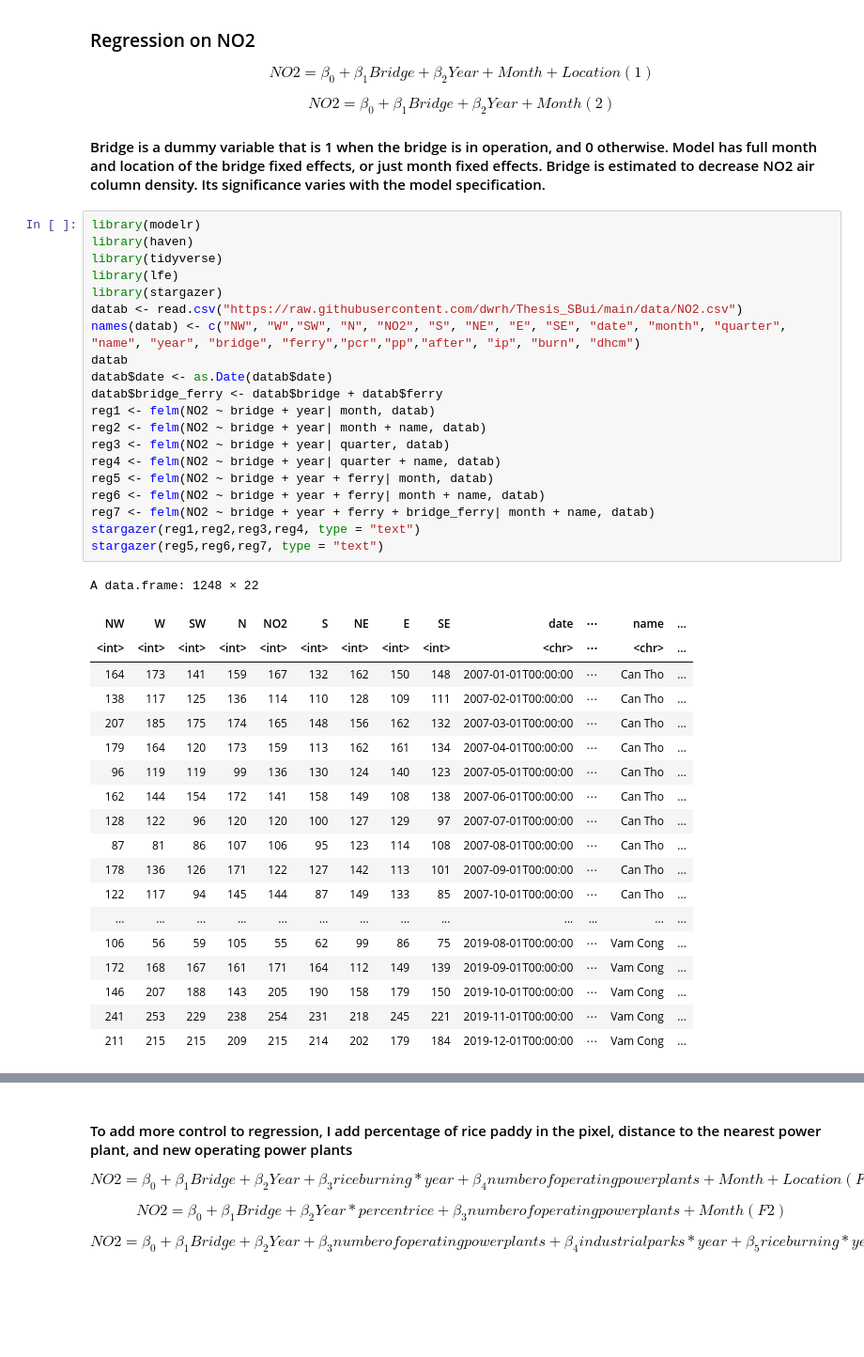
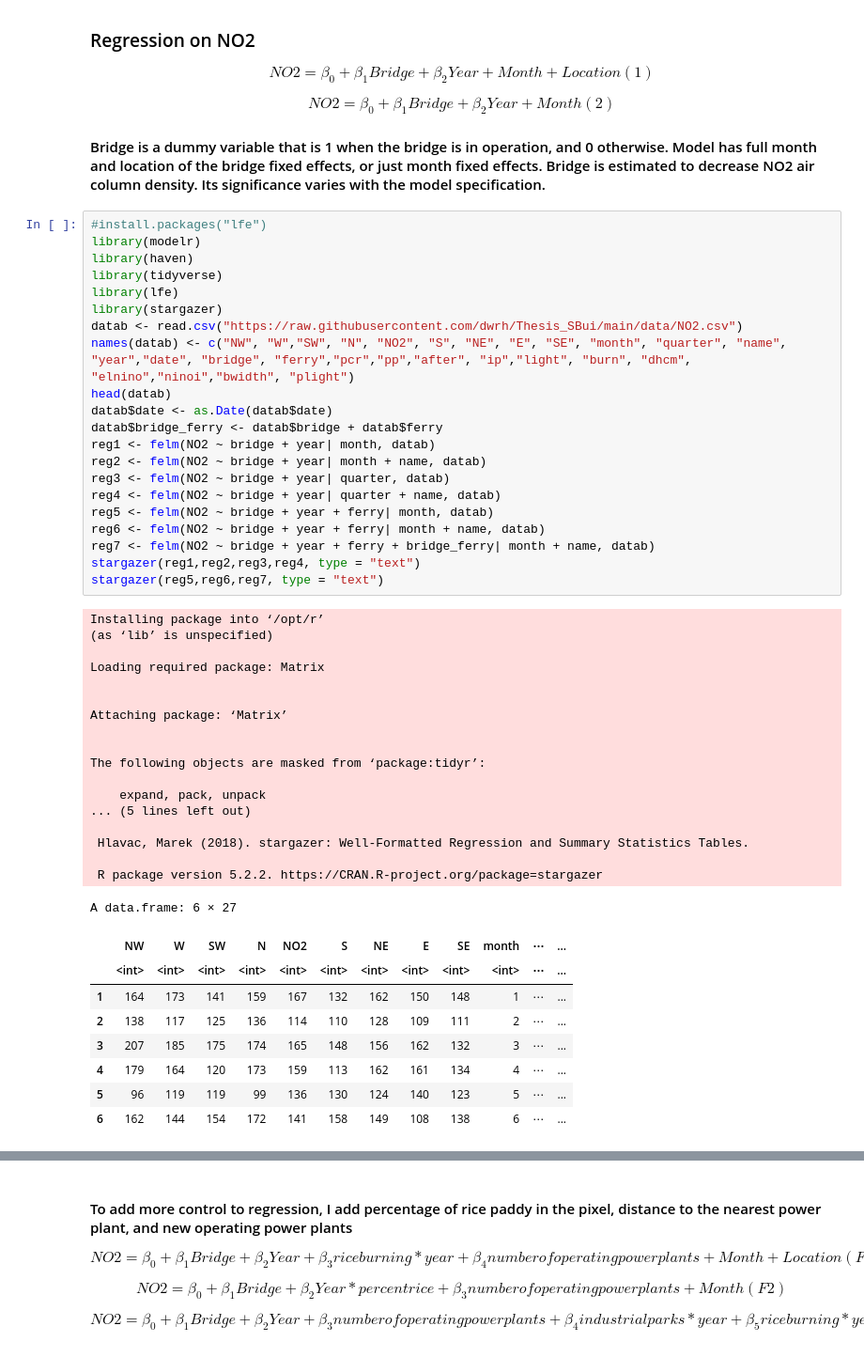
Before and after one commit to dwrh/Thesis_SBui, a Jupyter notebook: Fall2020Thesis.ipynb, the cells around one changed output, grey strips where cells are left out. Shown at 94% size. Saved outputs shown, nothing was run; the diff lists cells and outputs as text; blank space fills up the shorter version.

```diff
--- a/Fall2020Thesis.ipynb
+++ b/Fall2020Thesis.ipynb
@@ -34,42 +34,50 @@ $$
 
 #### Bridge is a dummy variable that is 1 when the bridge is in operation, and 0 otherwise. Model has full month and location of the bridge fixed effects, or just month fixed effects. Bridge is estimated to decrease NO2 air column density. Its significance varies with the model specification.
 # %%
+#install.packages("lfe")
 library(modelr)
 library(haven)
 library(tidyverse)
 library(lfe)
 library(stargazer)
 datab <- read.csv("https://raw.githubusercontent.com/dwrh/Thesis_SBui/main/data/NO2.csv")
-names(datab) <- c("NW", "W","SW", "N", "NO2", "S", "NE", "E", "SE", "date", "month", "quarter", "name", "year", "bridge", "ferry","pcr","pp","after", "ip", "burn", "dhcm")
-datab
+names(datab) <- c("NW", "W","SW", "N", "NO2", "S", "NE", "E", "SE", "month", "quarter", "name", "year","date", "bridge", "ferry","pcr","pp","after", "ip","light", "burn", "dhcm", "elnino","ninoi","bwidth", "plight")
+head(datab)
 datab$date <- as.Date(datab$date)
 datab$bridge_ferry <- datab$bridge + datab$ferry
 reg1 <- felm(NO2 ~ bridge + year| month, datab)
 reg2 <- felm(NO2 ~ bridge + year| month + name, datab)
 reg3 <- felm(NO2 ~ bridge + year| quarter, datab)
 reg4 <- felm(NO2 ~ bridge + year| quarter + name, datab)
 reg5 <- felm(NO2 ~ bridge + year + ferry| month, datab)
 reg6 <- felm(NO2 ~ bridge + year + ferry| month + name, datab)
 reg7 <- felm(NO2 ~ bridge + year + ferry + bridge_ferry| month + name, datab)
 stargazer(reg1,reg2,reg3,reg4, type = "text")
 stargazer(reg5,reg6,reg7, type = "text")
 # %% [output]
-A data.frame: 1248 × 22
+Installing package into ‘/opt/r’
+(as ‘lib’ is unspecified)
+
+Loading required package: Matrix
+
+
+Attaching package: ‘Matrix’
+
+
+The following objects are masked from ‘package:tidyr’:
+
+    expand, pack, unpack
+... (5 lines left out)
+
+ Hlavac, Marek (2018). stargazer: Well-Formatted Regression and Summary Statistics Tables.
+
+ R package version 5.2.2. https://CRAN.R-project.org/package=stargazer
+A data.frame: 6 × 27
-| NW | W | SW | N | NO2 | S | NE | E | SE | date | ⋯ | name | ... |
-| <int> | <int> | <int> | <int> | <int> | <int> | <int> | <int> | <int> | <chr> | ⋯ | <chr> | ... |
-| 164 | 173 | 141 | 159 | 167 | 132 | 162 | 150 | 148 | 2007-01-01T00:00:00 | ⋯ | Can Tho | ... |
-| 138 | 117 | 125 | 136 | 114 | 110 | 128 | 109 | 111 | 2007-02-01T00:00:00 | ⋯ | Can Tho | ... |
-| 207 | 185 | 175 | 174 | 165 | 148 | 156 | 162 | 132 | 2007-03-01T00:00:00 | ⋯ | Can Tho | ... |
-| 179 | 164 | 120 | 173 | 159 | 113 | 162 | 161 | 134 | 2007-04-01T00:00:00 | ⋯ | Can Tho | ... |
-| 96 | 119 | 119 | 99 | 136 | 130 | 124 | 140 | 123 | 2007-05-01T00:00:00 | ⋯ | Can Tho | ... |
-| 162 | 144 | 154 | 172 | 141 | 158 | 149 | 108 | 138 | 2007-06-01T00:00:00 | ⋯ | Can Tho | ... |
-| 128 | 122 | 96 | 120 | 120 | 100 | 127 | 129 | 97 | 2007-07-01T00:00:00 | ⋯ | Can Tho | ... |
-| 87 | 81 | 86 | 107 | 106 | 95 | 123 | 114 | 108 | 2007-08-01T00:00:00 | ⋯ | Can Tho | ... |
-| 178 | 136 | 126 | 171 | 122 | 127 | 142 | 113 | 101 | 2007-09-01T00:00:00 | ⋯ | Can Tho | ... |
-| 122 | 117 | 94 | 145 | 144 | 87 | 149 | 133 | 85 | 2007-10-01T00:00:00 | ⋯ | Can Tho | ... |
-| ... | ... | ... | ... | ... | ... | ... | ... | ... | ... | ... | ... | ... |
-| 106 | 56 | 59 | 105 | 55 | 62 | 99 | 86 | 75 | 2019-08-01T00:00:00 | ⋯ | Vam Cong | ... |
-| 172 | 168 | 167 | 161 | 171 | 164 | 112 | 149 | 139 | 2019-09-01T00:00:00 | ⋯ | Vam Cong | ... |
-| 146 | 207 | 188 | 143 | 205 | 190 | 158 | 179 | 150 | 2019-10-01T00:00:00 | ⋯ | Vam Cong | ... |
-| 241 | 253 | 229 | 238 | 254 | 231 | 218 | 245 | 221 | 2019-11-01T00:00:00 | ⋯ | Vam Cong | ... |
-| 211 | 215 | 215 | 209 | 215 | 214 | 202 | 179 | 184 | 2019-12-01T00:00:00 | ⋯ | Vam Cong | ... |
+|  | NW | W | SW | N | NO2 | S | NE | E | SE | month | ⋯ | ... |
+|  | <int> | <int> | <int> | <int> | <int> | <int> | <int> | <int> | <int> | <int> | ⋯ | ... |
+| 1 | 164 | 173 | 141 | 159 | 167 | 132 | 162 | 150 | 148 | 1 | ⋯ | ... |
+| 2 | 138 | 117 | 125 | 136 | 114 | 110 | 128 | 109 | 111 | 2 | ⋯ | ... |
+| 3 | 207 | 185 | 175 | 174 | 165 | 148 | 156 | 162 | 132 | 3 | ⋯ | ... |
+| 4 | 179 | 164 | 120 | 173 | 159 | 113 | 162 | 161 | 134 | 4 | ⋯ | ... |
+| 5 | 96 | 119 | 119 | 99 | 136 | 130 | 124 | 140 | 123 | 5 | ⋯ | ... |
+| 6 | 162 | 144 | 154 | 172 | 141 | 158 | 149 | 108 | 138 | 6 | ⋯ | ... |
```
Also changed, not shown: parts of 9 cells of this notebook.
